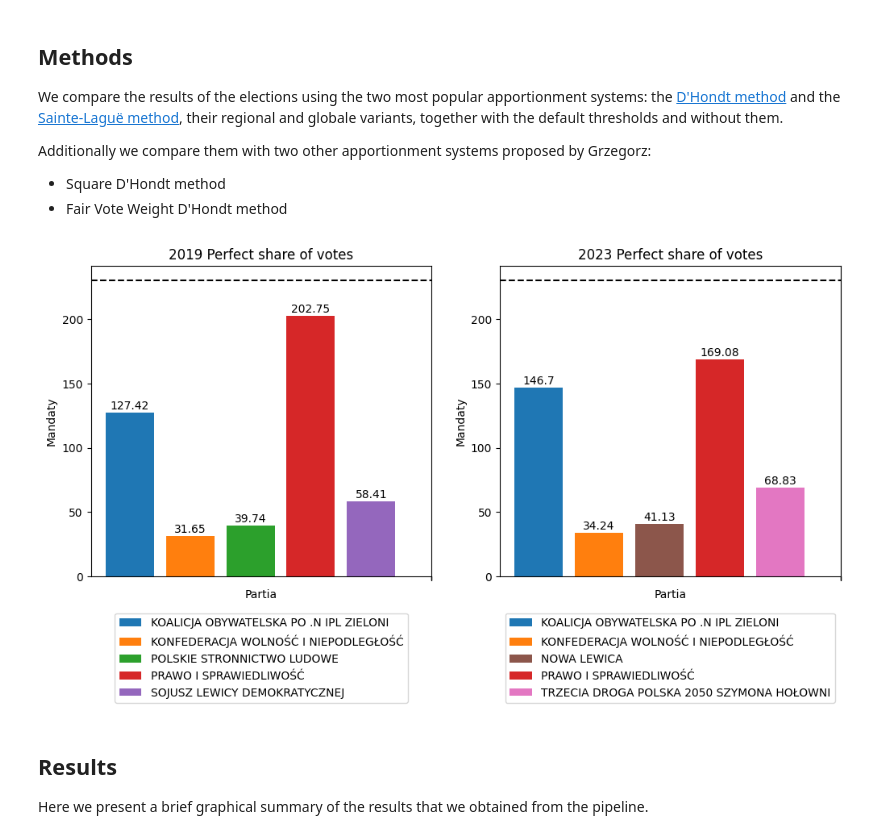
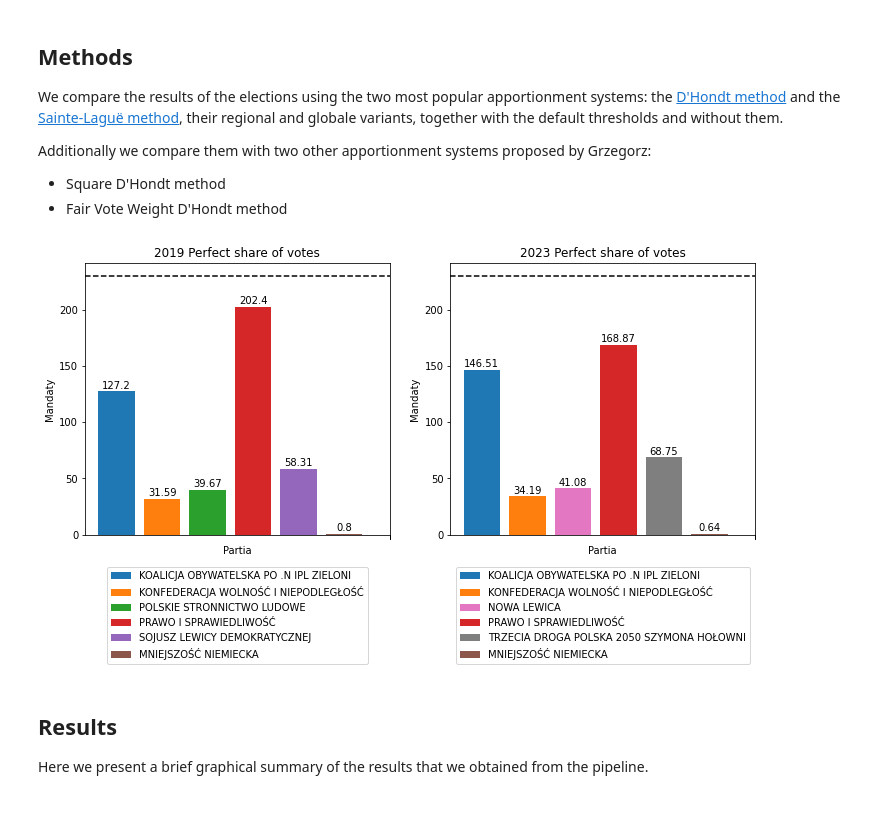
Before and after one commit to gbzaleski/DE-1-Elections, a Jupyter notebook: presentation.ipynb, the cells around one changed output. Cells and saved outputs as stored; diff of their text form; code cells hidden in the pictures; blank space fills up the shorter version.

```diff
--- a/presentation.ipynb
+++ b/presentation.ipynb
@@ -285,30 +305,39 @@ Additionally we compare them with two other apportionment systems proposed by Gr
 # %%
 SEATS = 460
 THRESHOLD = 0.05
 seats_2019 = {}
 seats_2023 = {}
 
 parties_2019 = agg_2019.filter(regex="KOMITET")
 parties_2023 = agg_2023.filter(regex="KOMITET")
 
+mn2019 = list(dict(agg_2019.filter(regex="MNIEJSZOŚĆ")).items())
+mn2023 = list(dict(agg_2023.filter(regex="MNIEJSZOŚĆ")).items())
+
 votes_2019 = parties_2019.sum()
 votes_2023 = parties_2023.sum()
 
 parties_2019 = parties_2019[parties_2019 / votes_2019 > THRESHOLD]
 parties_2023 = parties_2023[parties_2023 / votes_2023 > THRESHOLD]
 
-votes_2019 = parties_2019.sum()
-votes_2023 = parties_2023.sum()
+votes_2019 = parties_2019.sum() + mn2019[0][1]
+votes_2023 = parties_2023.sum() + mn2023[0][1]
 
 seats_2019 = (parties_2019 / votes_2019 * SEATS)
 seats_2023 = (parties_2023 / votes_2023 * SEATS)
 
 seats_2019 = sorted([(ccn(x), int(y * 100) / 100) for x, y in seats_2019.items()])
 seats_2023 = sorted([(ccn(x), int(y * 100) / 100) for x, y in seats_2023.items()])
 
+mn2019 = ccn(mn2019[0][0]), int(mn2019[0][1] * 100 * SEATS / votes_2019) / 100
+seats_2019.append(mn2019)
+
+mn2023 = ccn(mn2023[0][0]), int(mn2023[0][1] * 100 * SEATS / votes_2019) / 100
+seats_2023.append(mn2023)
+
 plots_from_seats(seats_2019, seats_2023, "Perfect share of votes")
 # %% [output]
-[figure, old version]
+[figure, new version]
 # %% [markdown]
 ## Results
 
```
Also changed, not shown: parts of 12 cells of this notebook, 1 other file.
